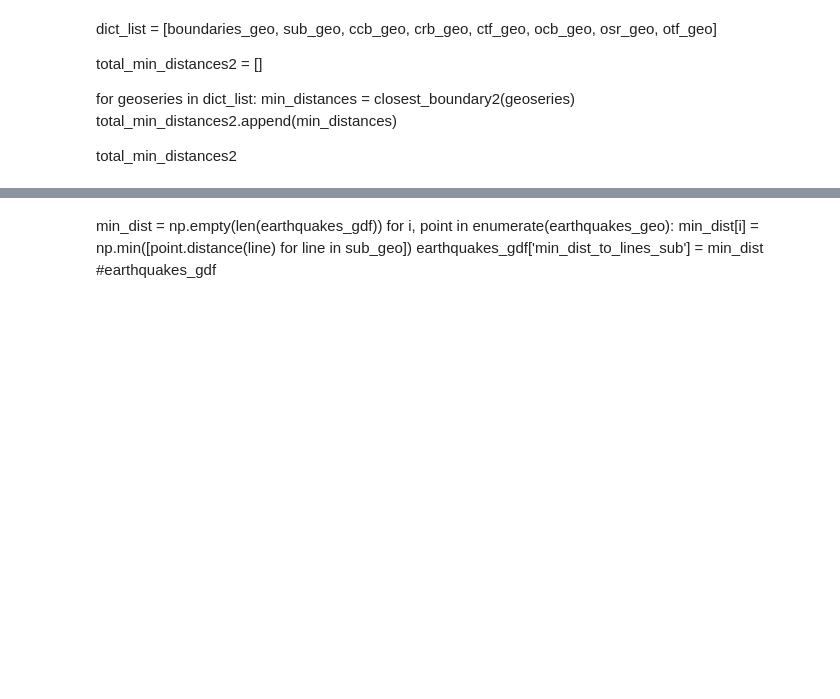
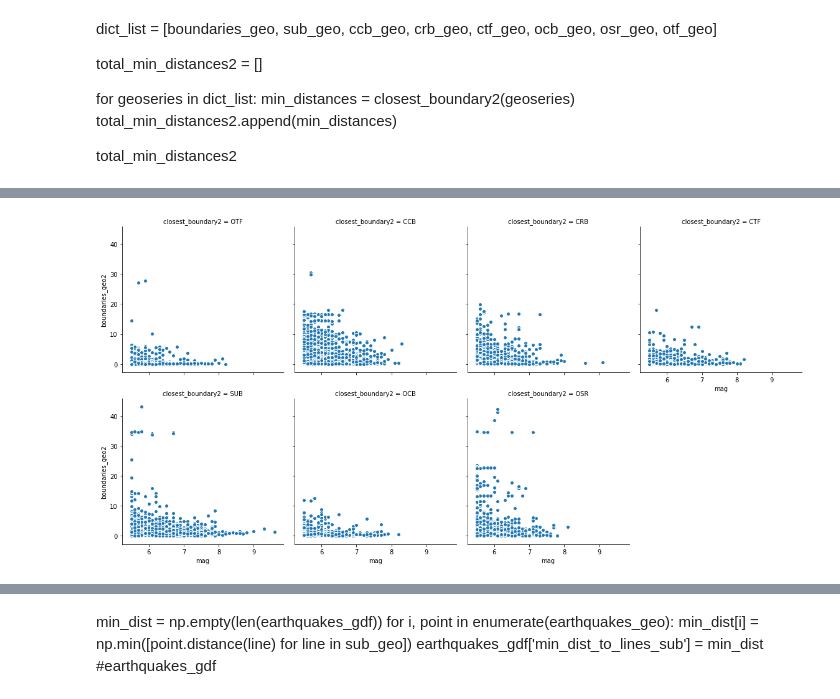
Before and after one commit to smitamisra/StrikingRobo_Earthquakes, a Jupyter notebook: MR_DQ3_2.ipynb, the cells around one changed output, grey strips where cells are left out. Drawn from its saved outputs; the diff is of its cells as text; code cells hidden in the pictures; blank space fills up the shorter version.

```diff
--- a/MR_DQ3_2.ipynb
+++ b/MR_DQ3_2.ipynb
@@ -500,0 +589,5 @@ total_min_distances2
+# %%
+g = sns.FacetGrid(boundary_distances2,  col = "closest_boundary2", col_wrap=4, size = 4)
+g = g.map(plt.scatter, "mag", "boundaries_geo2", edgecolor="w")
+# %% [output]
+[figure, added]
```
Also changed, not shown: parts of 34 cells of this notebook, 1 other file.
